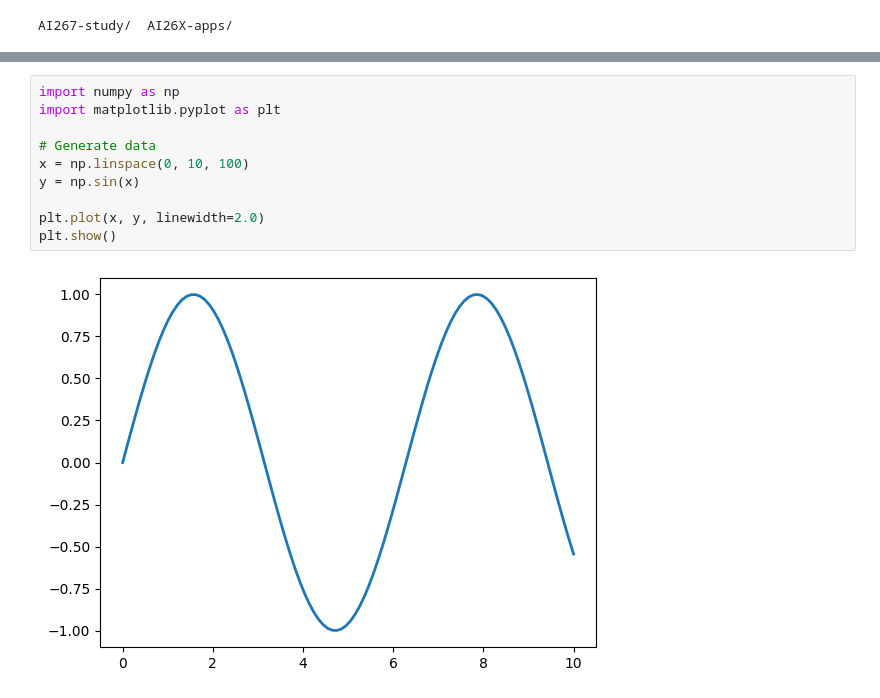
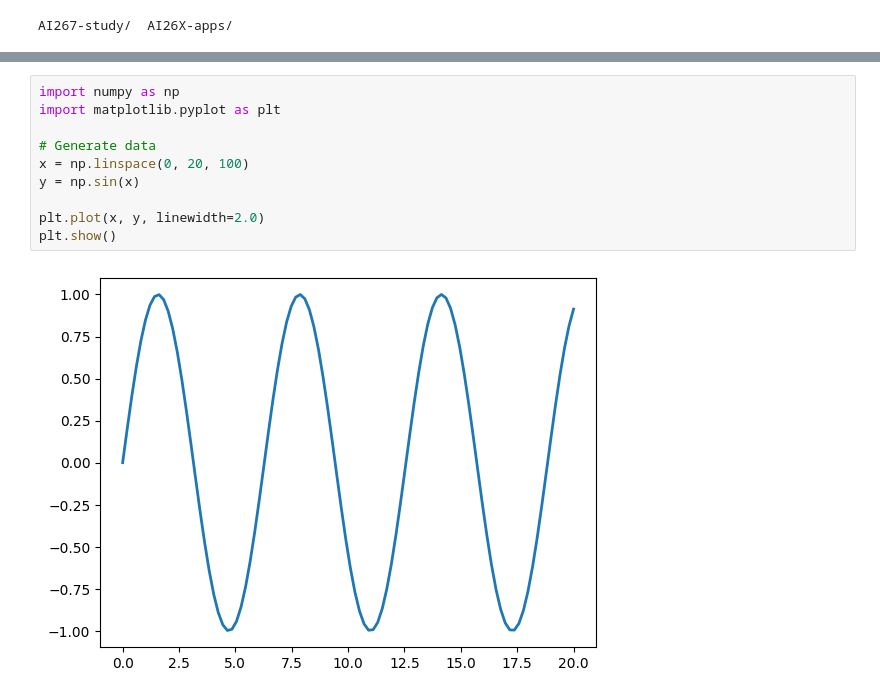
Before and after one commit to oballest/AI267-study, a Jupyter notebook: notebooks-exploring.ipynb, the cells around one changed output, grey strips where cells are left out. Cells and saved outputs as stored; diff of their text form.

```diff
--- a/notebooks-exploring.ipynb
+++ b/notebooks-exploring.ipynb
@@ -50,12 +50,12 @@ display.Image("AI267-study/risas.jpg", width=600, height=300)
 # %%
 import numpy as np
 import matplotlib.pyplot as plt
 
 # Generate data
-x = np.linspace(0, 10, 100)
+x = np.linspace(0, 20, 100)
 y = np.sin(x)
 
 plt.plot(x, y, linewidth=2.0)
 plt.show()
 # %% [output]
-[figure, old version]
+[figure, new version]
```
Also changed, not shown: parts of 3 cells of this notebook.
